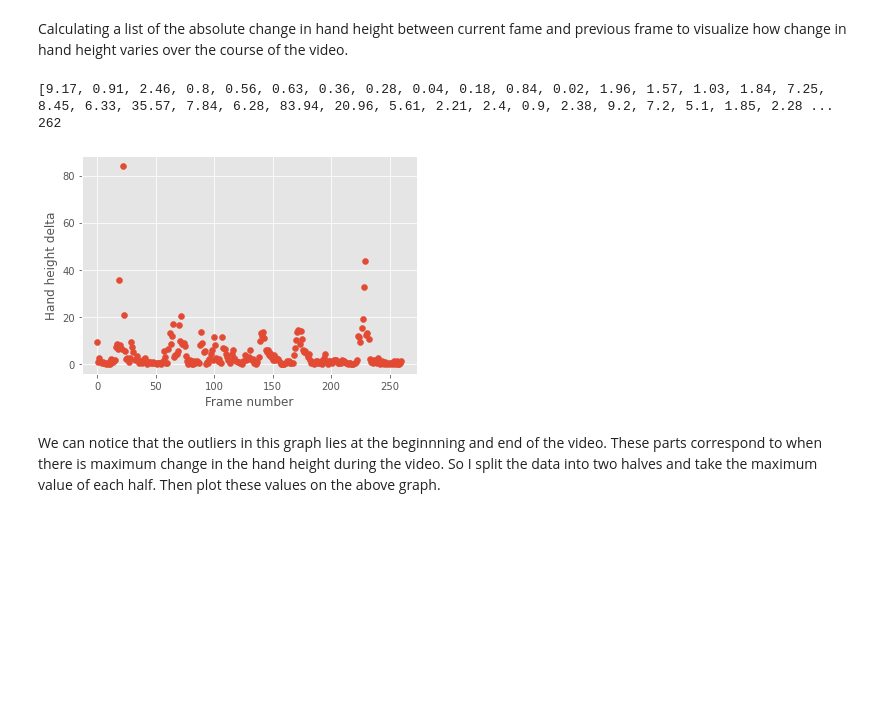
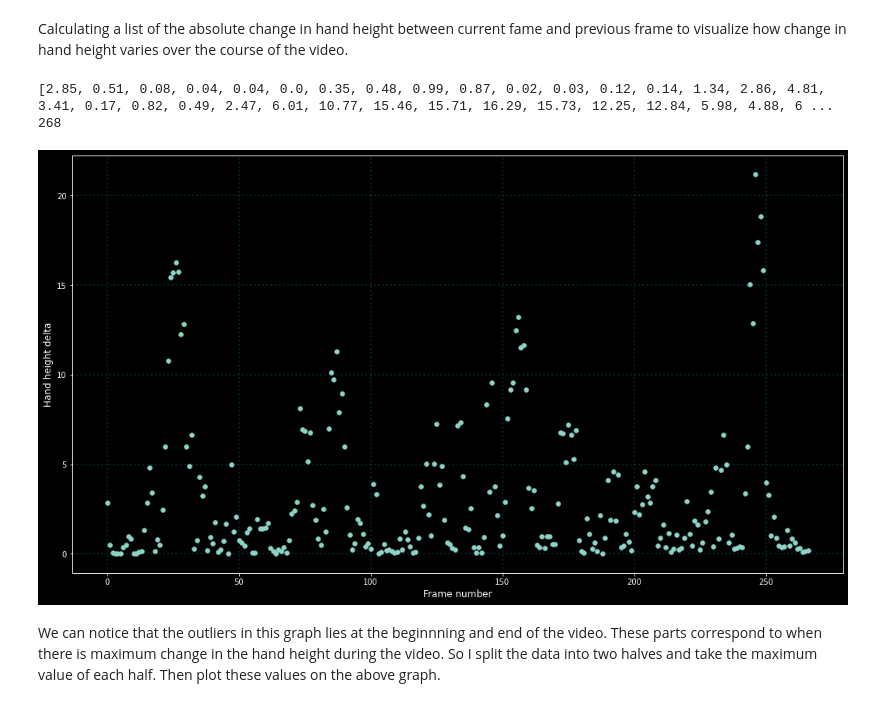
Before and after one commit to codevardhan/amrita-umang-intern, a Jupyter notebook: kt-session-2/assignment/RGB_KFS.ipynb, the cells around one changed output. Cells and saved outputs as stored; diff of their text form; code cells hidden in the pictures; blank space fills up the shorter version.

```diff
--- a/kt-session-2/assignment/RGB_KFS.ipynb
+++ b/kt-session-2/assignment/RGB_KFS.ipynb
@@ -10,7 +10,7 @@ plt.style.use("ggplot")
 # %% [markdown]
 ## Data Loading
 # %%
-data_path = "../../data/sample_videos/sample1.mp4"
+data_path = "../../data/sample_videos/sample6.mp4"
 _, vid_file_name = os.path.split(data_path)
 video = cv2.VideoCapture(data_path)
 # %% [markdown]
@@ -162,6 +162,9 @@ for i in range(initial_no_frames):
 # %% [markdown]
 Plotting the hand distance for each frame in the video file to see how the value changes.
 # %%
+plt.grid(visible=True, color="DarkTurquoise", alpha=0.2, linestyle=":", linewidth=2)
+plt.rcParams["figure.figsize"] = [45 / 2.54, 25 / 2.54]
+
 plt.scatter([i for i in range(0, initial_no_frames - 1)], hand_distance)
 
 plt.ylabel("Hand distance")
@@ -172,6 +175,9 @@ plt.show()
 # %% [markdown]
 Plotting a threshold that accepts frames that contain less than 10% hand movement compared to the maximum hand movement
 # %%
+plt.grid(visible=True, color="DarkTurquoise", alpha=0.2, linestyle=":", linewidth=2)
+plt.rcParams["figure.figsize"] = [45 / 2.54, 25 / 2.54]
+
 plt.scatter([i for i in range(0, initial_no_frames - 1)], hand_distance)
 alpha = round(0.1 * max(hand_distance), 2)
 plt.plot([0, initial_no_frames], [alpha, alpha], color="green")
@@ -186,6 +192,9 @@ plt.show()
 # %% [markdown]
 Plotting the hand height for each frame in the video file to see how the value changes.
 # %%
+plt.grid(visible=True, color="DarkTurquoise", alpha=0.2, linestyle=":", linewidth=2)
+plt.rcParams["figure.figsize"] = [45 / 2.54, 25 / 2.54]
+
 plt.scatter([i for i in range(0, initial_no_frames)], hand_height)
 plt.ylabel("Hand height")
 plt.xlabel("Frame number")
@@ -201,16 +210,19 @@ for i in range(len(hand_height) - 1):
 print((hand_height_delta))
 print(len(hand_height))
 # %% [output]
-[9.17, 0.91, 2.46, 0.8, 0.56, 0.63, 0.36, 0.28, 0.04, 0.18, 0.84, 0.02, 1.96, 1.57, 1.03, 1.84, 7.25, 8.45, 6.33, 35.57, 7.84, 6.28, 83.94, 20.96, 5.61, 2.21, 2.4, 0.9, 2.38, 9.2, 7.2, 5.1, 1.85, 2.28 ...
-262
+[2.85, 0.51, 0.08, 0.04, 0.04, 0.0, 0.35, 0.48, 0.99, 0.87, 0.02, 0.03, 0.12, 0.14, 1.34, 2.86, 4.81, 3.41, 0.17, 0.82, 0.49, 2.47, 6.01, 10.77, 15.46, 15.71, 16.29, 15.73, 12.25, 12.84, 5.98, 4.88, 6 ...
+268
 # %%
+plt.grid(visible=True, color="DarkTurquoise", alpha=0.2, linestyle=":", linewidth=2)
+plt.rcParams["figure.figsize"] = [45 / 2.54, 25 / 2.54]
+
 plt.scatter([i for i in range(0, initial_no_frames - 1)], hand_height_delta)
 
 plt.ylabel("Hand height delta")
 plt.xlabel("Frame number")
 plt.show()
 # %% [output]
-[figure, old version]
+[figure, new version]
 # %% [markdown]
 We can notice that the outliers in this graph lies at the beginnning and end of the video. These parts correspond to when there is maximum change in the hand height during the video. So I split the data into two halves and take the maximum value of each half. Then plot these values on the above graph.
 # %%
```
Also changed, not shown: parts of 13 cells of this notebook, 10 other files.
